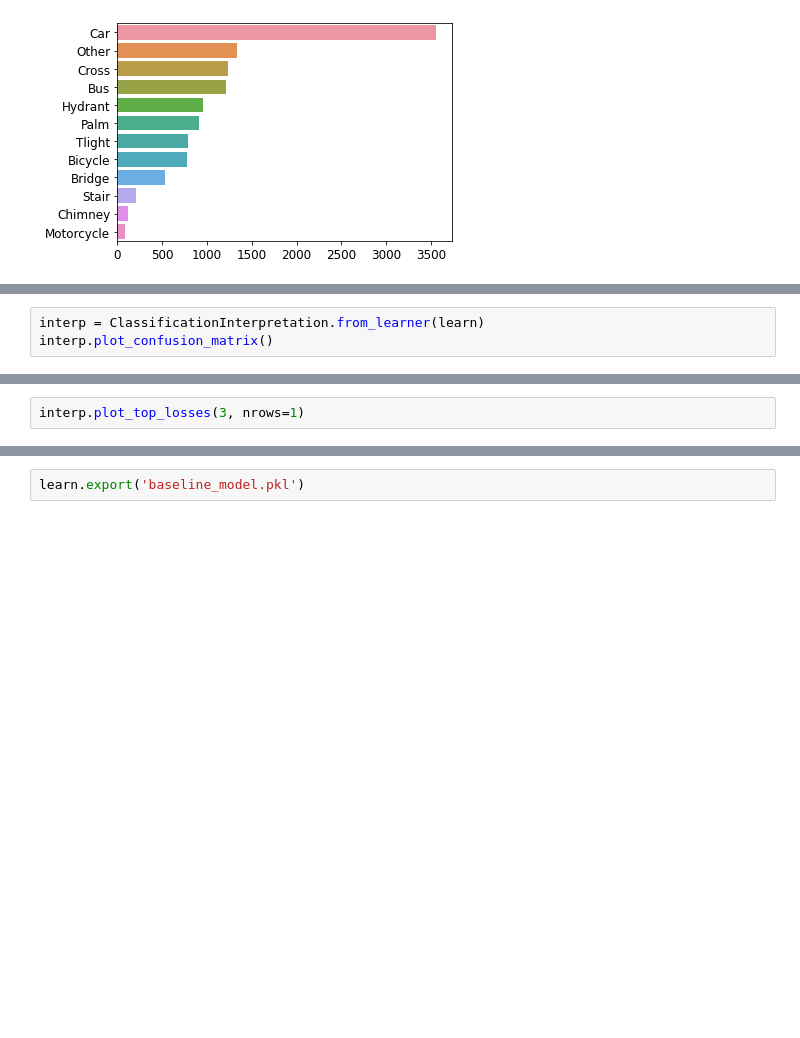
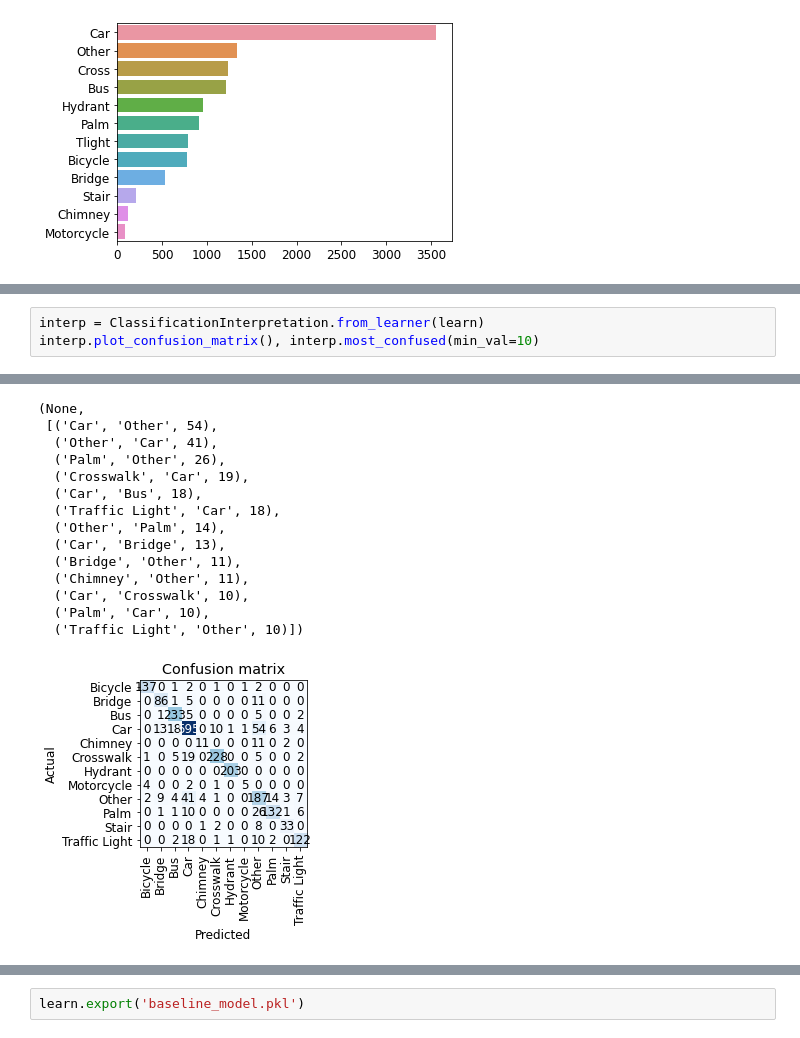
Before and after one commit to Akitsuyoshi/recaptch_breaker, a Jupyter notebook: recaptch_classifier.ipynb, the cells around one changed output, grey strips where cells are left out. Saved outputs shown, nothing was run; the diff lists cells and outputs as text; blank space fills up the shorter version.

```diff
--- a/recaptch_classifier.ipynb
+++ b/recaptch_classifier.ipynb
@@ -95,3 +125,4 @@ learn.recorder.plot_loss()
 # %%
 interp = ClassificationInterpretation.from_learner(learn)
-interp.plot_confusion_matrix()
+interp.plot_confusion_matrix(), interp.most_confused(min_val=10)
+# %% [output]
@@ -98,2 +132,15 @@ interp.plot_confusion_matrix()
+(None,
+ [('Car', 'Other', 54),
+  ('Other', 'Car', 41),
+  ('Palm', 'Other', 26),
+  ('Crosswalk', 'Car', 19),
+  ('Car', 'Bus', 18),
+  ('Traffic Light', 'Car', 18),
+  ('Other', 'Palm', 14),
+  ('Car', 'Bridge', 13),
+  ('Bridge', 'Other', 11),
+  ('Chimney', 'Other', 11),
+  ('Car', 'Crosswalk', 10),
+  ('Palm', 'Car', 10),
+  ('Traffic Light', 'Other', 10)])
+[figure, added]
-# %%
-interp.plot_top_losses(3, nrows=1)
```
Also changed, not shown: parts of 10 cells of this notebook.
